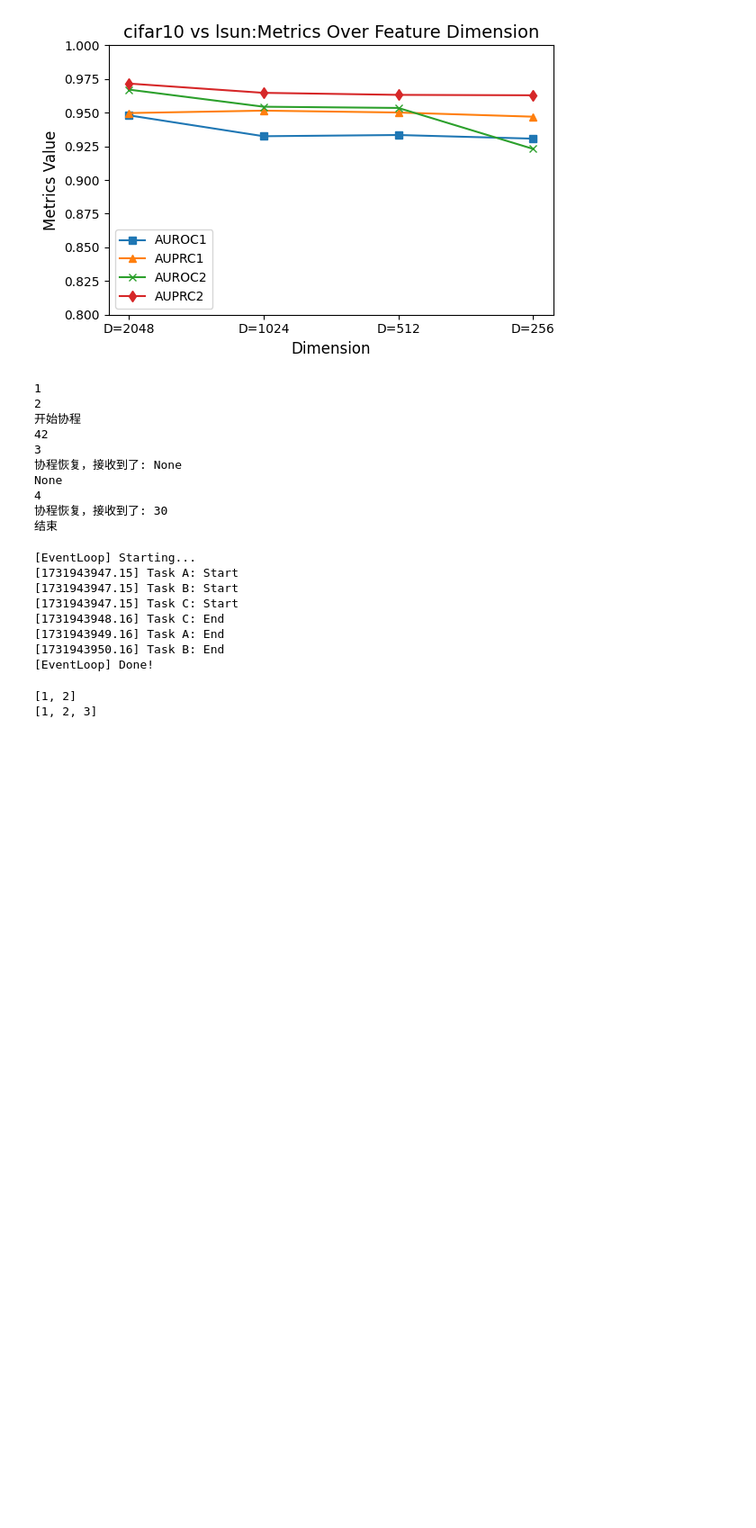
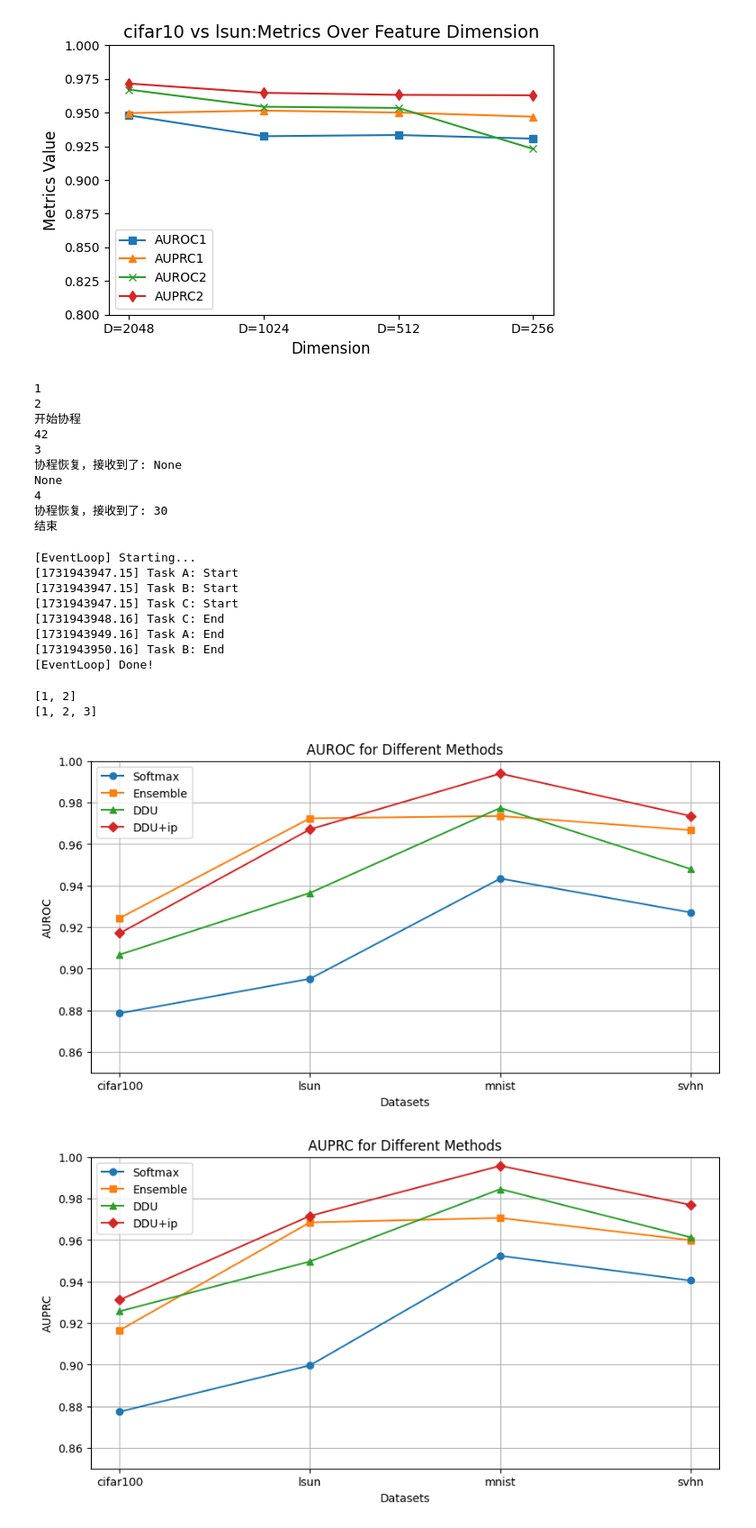
Before and after one commit to buyizhiyou/YYM, a Jupyter notebook: dum/notebooks/visualize_dimension.ipynb, the cells around one changed output. Shown at 90% size. Saved outputs shown, nothing was run; the diff lists cells and outputs as text; code cells hidden in the pictures; blank space fills up the shorter version.

```diff
--- a/dum/notebooks/visualize_dimension.ipynb
+++ b/dum/notebooks/visualize_dimension.ipynb
@@ -164,3 +164,53 @@ print(a)
 # %% [output]
 [1, 2]
 [1, 2, 3]
+# %%
+import numpy as np
+import matplotlib.pyplot as plt
+
+# 数据提取自表格
+datasets = ['cifar100', 'lsun', 'mnist', 'svhn']
+
+methods = ['Softmax', 'Ensemble', 'DDU', 'DDU+ip']
+markers = ['o', 's', '^', 'D']  # 圆圈、方块、三角形、菱形
+auroc_values = {
+    'Softmax': [0.8786, 0.8952, 0.9434, 0.9271],
+    'Ensemble': [0.9244, 0.9724, 0.9735, 0.9667],
+    'DDU': [0.9068, 0.9365, 0.9774, 0.9480],
+    'DDU+ip': [0.9171, 0.9671, 0.9939, 0.9735],
+}
+auprc_values = {
+    'Softmax': [0.8774, 0.8997, 0.9524, 0.9405],
+    'Ensemble': [0.9166, 0.9685, 0.9706, 0.9599],
+    'DDU': [0.9257, 0.9497, 0.9845, 0.9613],
+    'DDU+ip': [0.9312, 0.9716, 0.9957, 0.9769],
+}
+
+# 绘制 AUROC 折线图
+plt.figure(figsize=(10, 5))
+for method, marker in zip(methods, markers):
+    plt.plot(datasets, auroc_values[method], marker=marker, label=method)
+
+plt.title("AUROC for Different Methods")
+plt.xlabel("Datasets")
+plt.ylabel("AUROC")
+plt.ylim(0.85, 1.0)
+plt.grid(True)
+plt.legend()
+plt.show()
+
+# 绘制 AUPRC 折线图
+plt.figure(figsize=(10, 5))
+for method, marker in zip(methods, markers):
+    plt.plot(datasets, auprc_values[method], marker=marker, label=method)
+
+plt.title("AUPRC for Different Methods")
+plt.xlabel("Datasets")
+plt.ylabel("AUPRC")
+plt.ylim(0.85, 1.0)
+plt.grid(True)
+plt.legend()
+plt.show()
+# %% [output]
+[figure, added]
+[figure, added]
```
Also changed, not shown: 15 other files.
